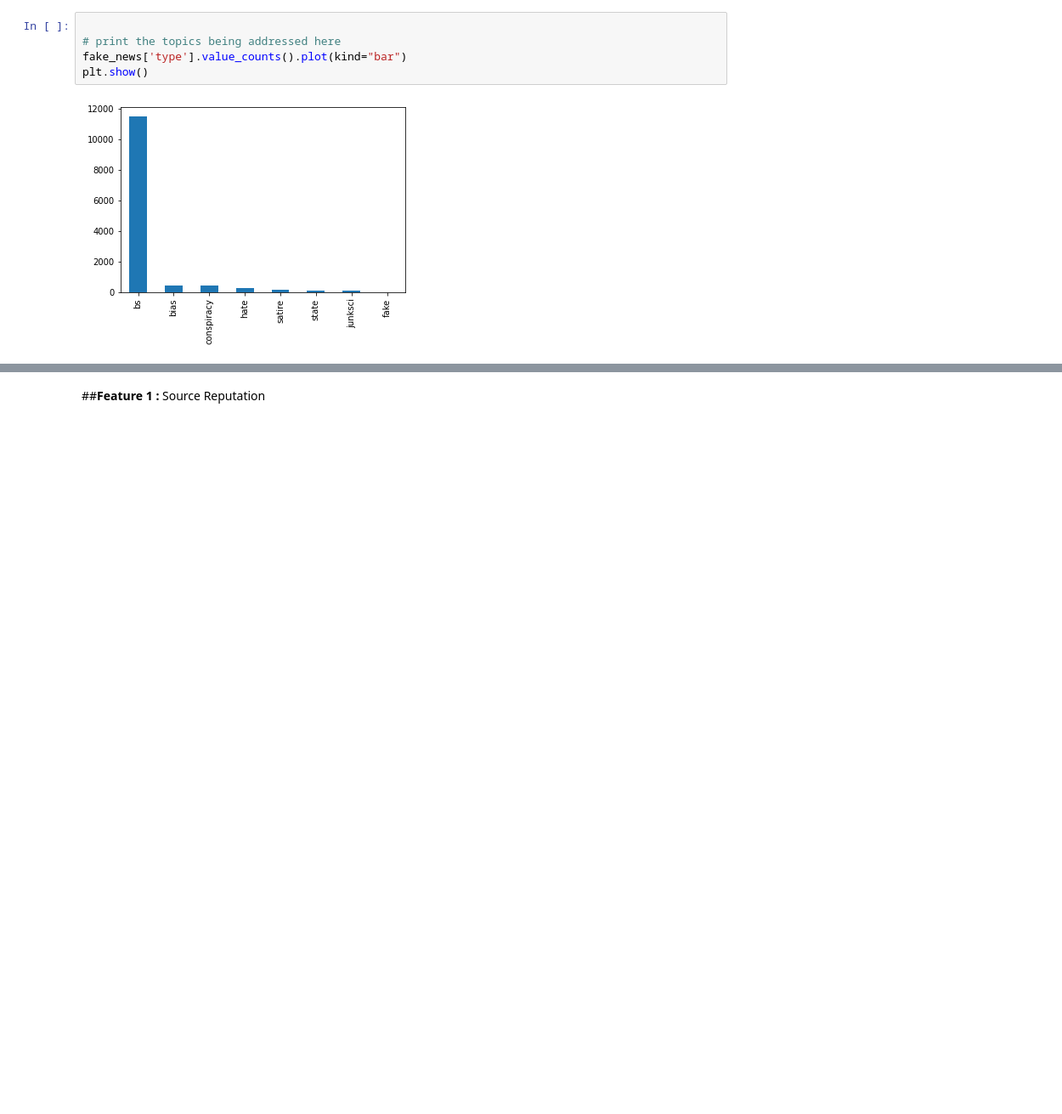
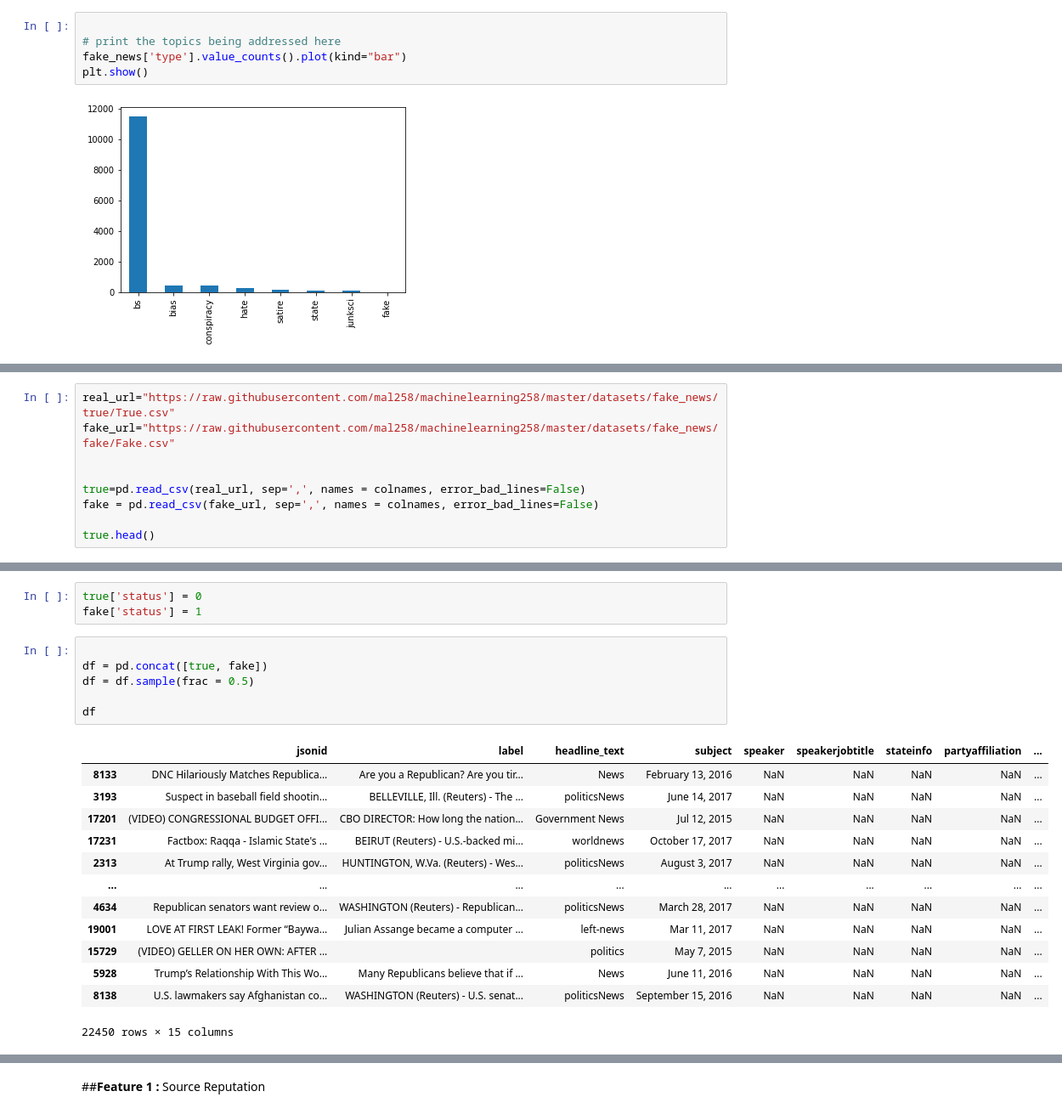
Before and after one commit to mal258/machinelearning258, a Jupyter notebook: alternus_vera/Invincibles_Alternus_Vera_Iteration1.ipynb, the cells around one changed output, grey strips where cells are left out. Shown at 85% size. Cells and saved outputs as stored; diff of their text form; blank space fills up the shorter version.

```diff
--- a/alternus_vera/Invincibles_Alternus_Vera_Iteration1.ipynb
+++ b/alternus_vera/Invincibles_Alternus_Vera_Iteration1.ipynb
@@ -397,0 +530,9 @@ plt.show()
+# %%
+real_url="https://raw.githubusercontent.com/mal258/machinelearning258/master/datasets/fake_news/true/True.csv"
+fake_url="https://raw.githubusercontent.com/mal258/machinelearning258/master/datasets/fake_news/fake/Fake.csv"
+
+
+true=pd.read_csv(real_url, sep=',', names = colnames, error_bad_lines=False)
+fake = pd.read_csv(fake_url, sep=',', names = colnames, error_bad_lines=False)
+
+true.head()
@@ -397,0 +555,23 @@ plt.show()
+# %%
+true['status'] = 0
+fake['status'] = 1
+# %%
+
+df = pd.concat([true, fake])
+df = df.sample(frac = 0.5)
+
+df
+# %% [output]
+|  | jsonid | label | headline_text | subject | speaker | speakerjobtitle | stateinfo | partyaffiliation | ... |
+| 8133 | DNC Hilariously Matches Republica... | Are you a Republican? Are you tir... | News | February 13, 2016 | NaN | NaN | NaN | NaN | ... |
+| 3193 | Suspect in baseball field shootin... | BELLEVILLE, Ill. (Reuters) - The ... | politicsNews | June 14, 2017 | NaN | NaN | NaN | NaN | ... |
+| 17201 | (VIDEO) CONGRESSIONAL BUDGET OFFI... | CBO DIRECTOR: How long the nation... | Government News | Jul 12, 2015 | NaN | NaN | NaN | NaN | ... |
+| 17231 | Factbox: Raqqa - Islamic State's ... | BEIRUT (Reuters) - U.S.-backed mi... | worldnews | October 17, 2017 | NaN | NaN | NaN | NaN | ... |
+| 2313 | At Trump rally, West Virginia gov... | HUNTINGTON, W.Va. (Reuters) - Wes... | politicsNews | August 3, 2017 | NaN | NaN | NaN | NaN | ... |
+| ... | ... | ... | ... | ... | ... | ... | ... | ... | ... |
+| 4634 | Republican senators want review o... | WASHINGTON (Reuters) - Republican... | politicsNews | March 28, 2017 | NaN | NaN | NaN | NaN | ... |
+| 19001 | LOVE AT FIRST LEAK! Former “Baywa... | Julian Assange became a computer ... | left-news | Mar 11, 2017 | NaN | NaN | NaN | NaN | ... |
+| 15729 | (VIDEO) GELLER ON HER OWN: AFTER ... |  | politics | May 7, 2015 | NaN | NaN | NaN | NaN | ... |
+| 5928 | Trump’s Relationship With This Wo... | Many Republicans believe that if ... | News | June 11, 2016 | NaN | NaN | NaN | NaN | ... |
+| 8138 | U.S. lawmakers say Afghanistan co... | WASHINGTON (Reuters) - U.S. senat... | politicsNews | September 15, 2016 | NaN | NaN | NaN | NaN | ... |
+22450 rows × 15 columns
```
Also changed, not shown: parts of 54 cells of this notebook.
